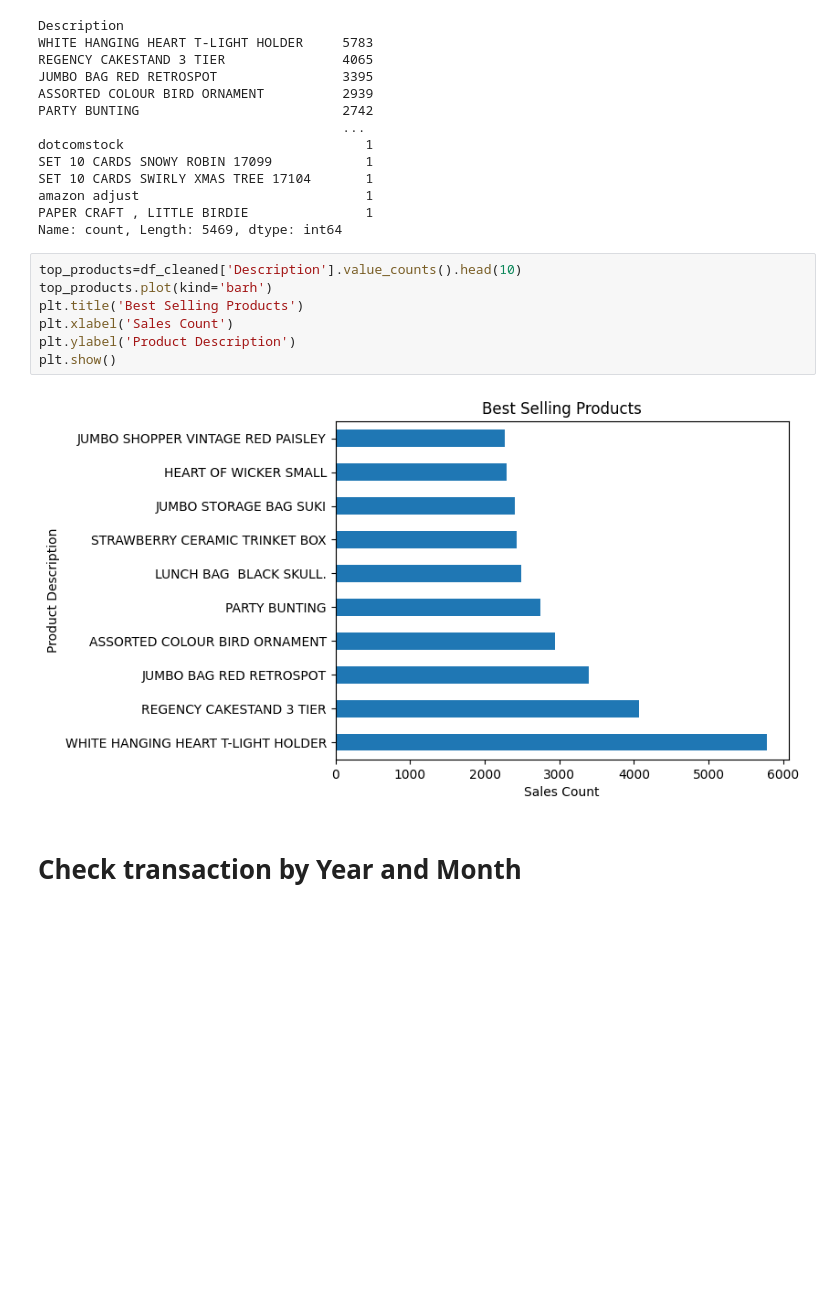
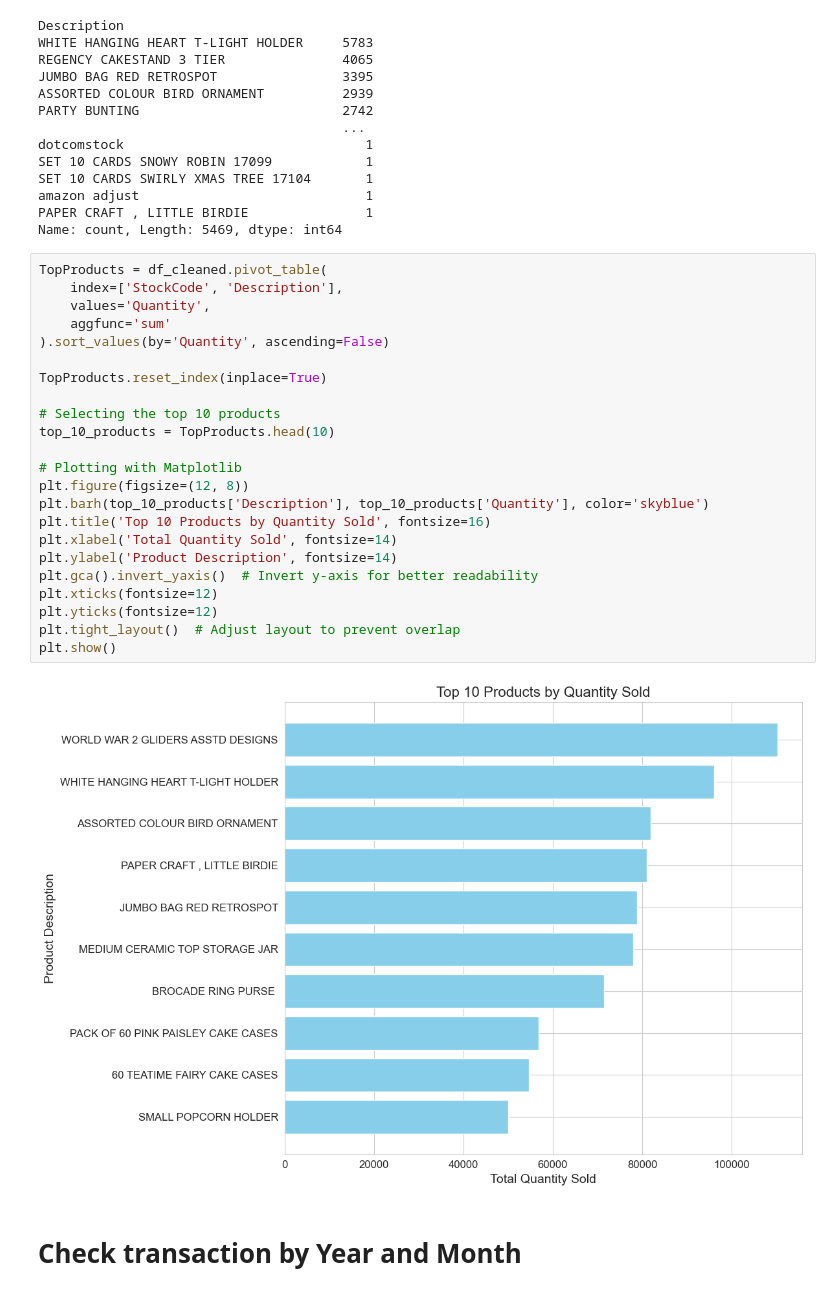
Before and after one commit to snhyy/data-test, a Jupyter notebook: BI_Final.ipynb, the cells around one changed output. Drawn from its saved outputs; the diff is of its cells as text; blank space fills up the shorter version.

```diff
--- a/BI_Final.ipynb
+++ b/BI_Final.ipynb
@@ -180,15 +192,31 @@ SET 10 CARDS SWIRLY XMAS TREE 17104       1
 amazon adjust                             1
 PAPER CRAFT , LITTLE BIRDIE               1
 Name: count, Length: 5469, dtype: int64
-# %%
-top_products=df_cleaned['Description'].value_counts().head(10)
-top_products.plot(kind='barh')
-plt.title('Best Selling Products')
-plt.xlabel('Sales Count')
-plt.ylabel('Product Description')
-plt.show()
-# %% [output]
-[figure, removed]
+# %%
+TopProducts = df_cleaned.pivot_table(
+    index=['StockCode', 'Description'],
+    values='Quantity',
+    aggfunc='sum'
+).sort_values(by='Quantity', ascending=False)
+
+TopProducts.reset_index(inplace=True)
+
+# Selecting the top 10 products
+top_10_products = TopProducts.head(10)
+
+# Plotting with Matplotlib
+plt.figure(figsize=(12, 8))
+plt.barh(top_10_products['Description'], top_10_products['Quantity'], color='skyblue')
+plt.title('Top 10 Products by Quantity Sold', fontsize=16)
+plt.xlabel('Total Quantity Sold', fontsize=14)
+plt.ylabel('Product Description', fontsize=14)
+plt.gca().invert_yaxis()  # Invert y-axis for better readability
+plt.xticks(fontsize=12)
+plt.yticks(fontsize=12)
+plt.tight_layout()  # Adjust layout to prevent overlap
+plt.show()
+# %% [output]
+[figure, added]
 # %% [markdown]
 # **Check transaction by Year and Month**
 # %%
```
Also changed, not shown: parts of 30 cells of this notebook, 3 other files.
